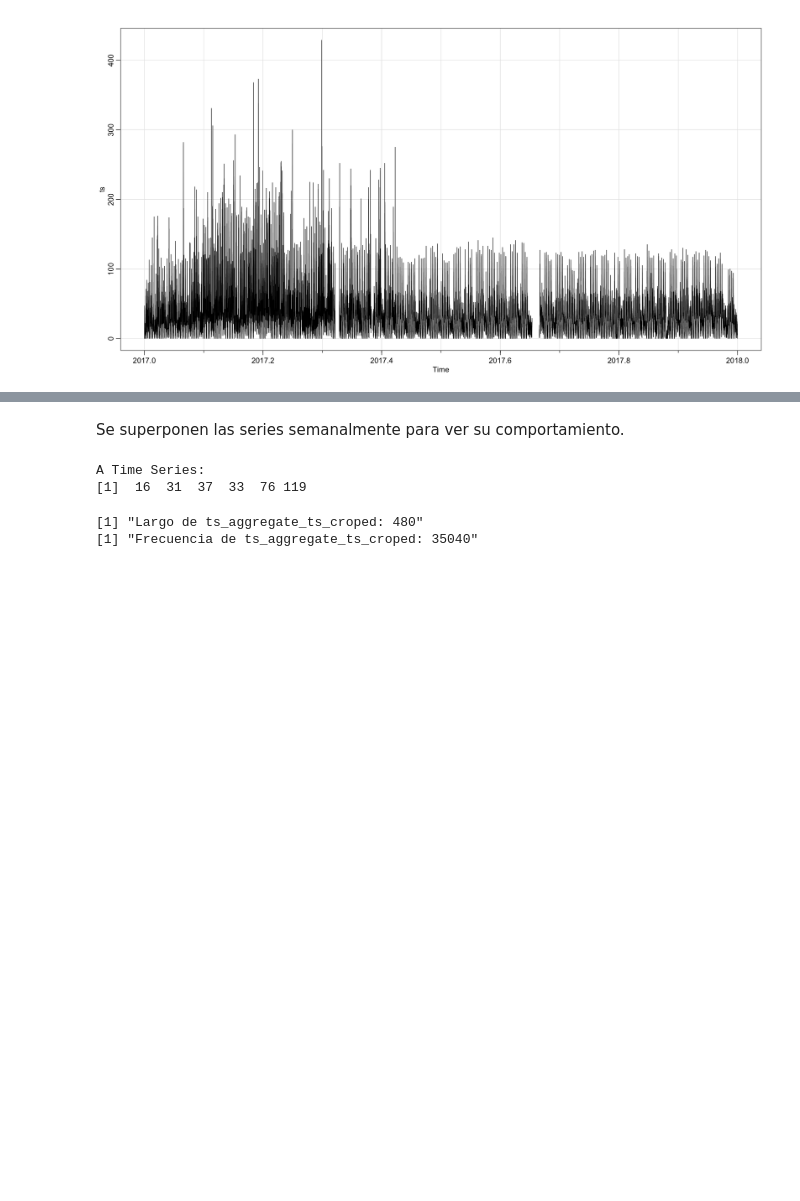
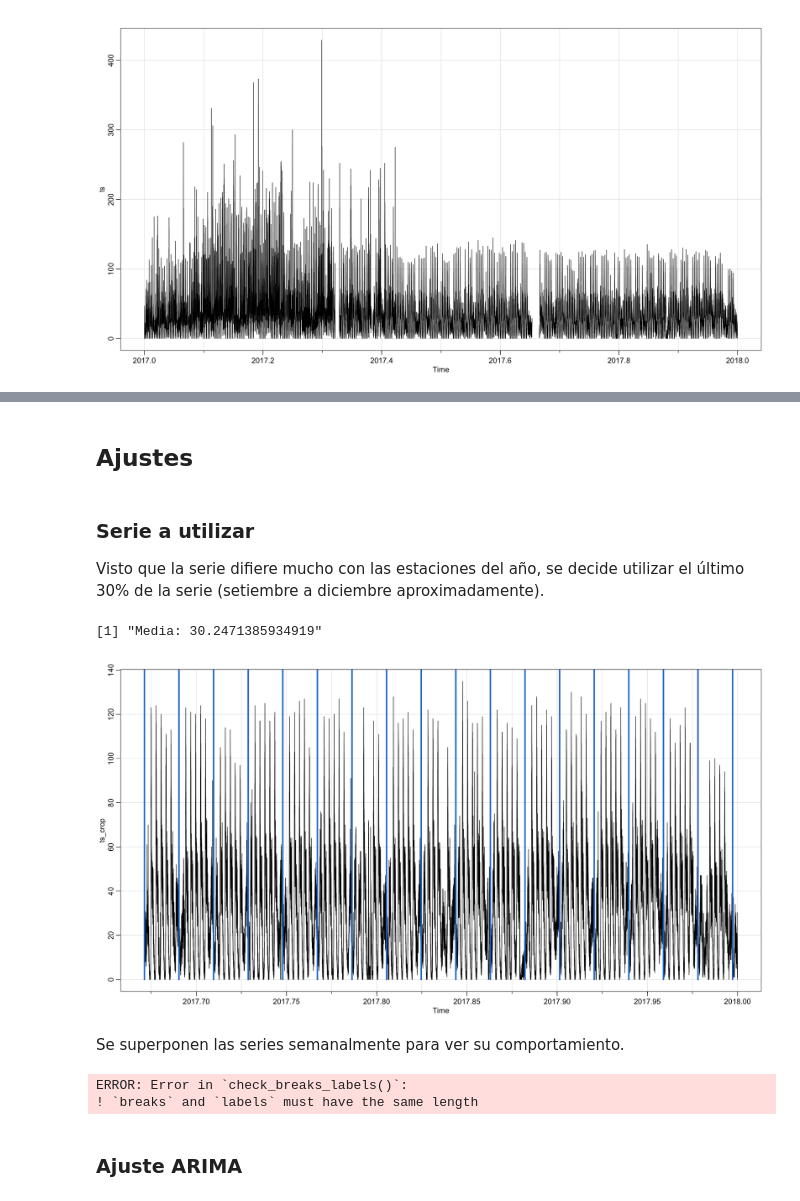
Before and after one commit to FelipeBastarrica/Obligatorio-Series-Temporales, a Jupyter notebook: Obligatorio_ST.ipynb, the cells around one changed output, grey strips where cells are left out. Cells and saved outputs as stored; diff of their text form; code cells hidden in the pictures; blank space fills up the shorter version.

```diff
--- a/Obligatorio_ST.ipynb
+++ b/Obligatorio_ST.ipynb
@@ -127,15 +217,42 @@ tsplot(df_ts_crop)
+# %% [markdown]
+## Ajustes
+# %% [markdown]
+### Serie a utilizar
+
+Visto que la serie difiere mucho con las estaciones del año, se decide utilizar el último 30% de la serie (setiembre a diciembre aproximadamente).
+# %%
+# Intervalo
+ini = 35 * samples_per_week
+fin = length(ts)
+st = 2017 + ini/length(ts)
+
+# Serie recortada
+df_crop = ts[ini : fin]
+
+# Media de serie cortada y sustituir los NAs
+mean = mean(df_crop, na.rm=TRUE)
+print(paste("Media:", mean))
+df_crop[is.na(df_crop)] = mean
+ts_crop = ts(df_crop, start = st, freq = freq_5min)
+
+# Plot de la serie cortada
+tsplot(ts_crop)
+
+# Plot barras en las semanas
+lp = 2
+picos = rep(c( 0, rep(150, lp/2), 0 ,rep(NA, samples_per_week - lp - 4), 0 , rep(150, lp/2), 0 ), 52 - initial_week)
+ts_picos = ts(picos, start = st, freq = freq_5min)
+lines(ts_picos, lwd = 3, col = 4)
+# %% [output]
+[1] "Media: 30.2471385934919"
+[figure, added]
 # %% [markdown]
 Se superponen las series semanalmente para ver su comportamiento.
-# %%
-# Nuevo dataframe agregado
-ts_aggregate = aggregate(ts, nfrequency = freq/3, FUN = sum) #Se pasa a 15 minutos
-head(ts_aggregate)
-ts_aggregate_ts_croped = head(ts_aggregate, (4*24*5))
-print(paste("Largo de ts_aggregate_ts_croped:", length(ts_aggregate_ts_croped)))
-print(paste("Frecuencia de ts_aggregate_ts_croped:", frequency(ts_aggregate_ts_croped)))
-# %% [output]
-A Time Series:
-[1]  16  31  37  33  76 119
-[1] "Largo de ts_aggregate_ts_croped: 480"
-[1] "Frecuencia de ts_aggregate_ts_croped: 35040"
+# %%
+ggseasonplot(ts_crop)
+# %% [output]
+ERROR: Error in `check_breaks_labels()`:
+! `breaks` and `labels` must have the same length
+# %% [markdown]
+### Ajuste ARIMA
 # %%
```
Also changed, not shown: parts of 42 cells of this notebook, 2 other files.
